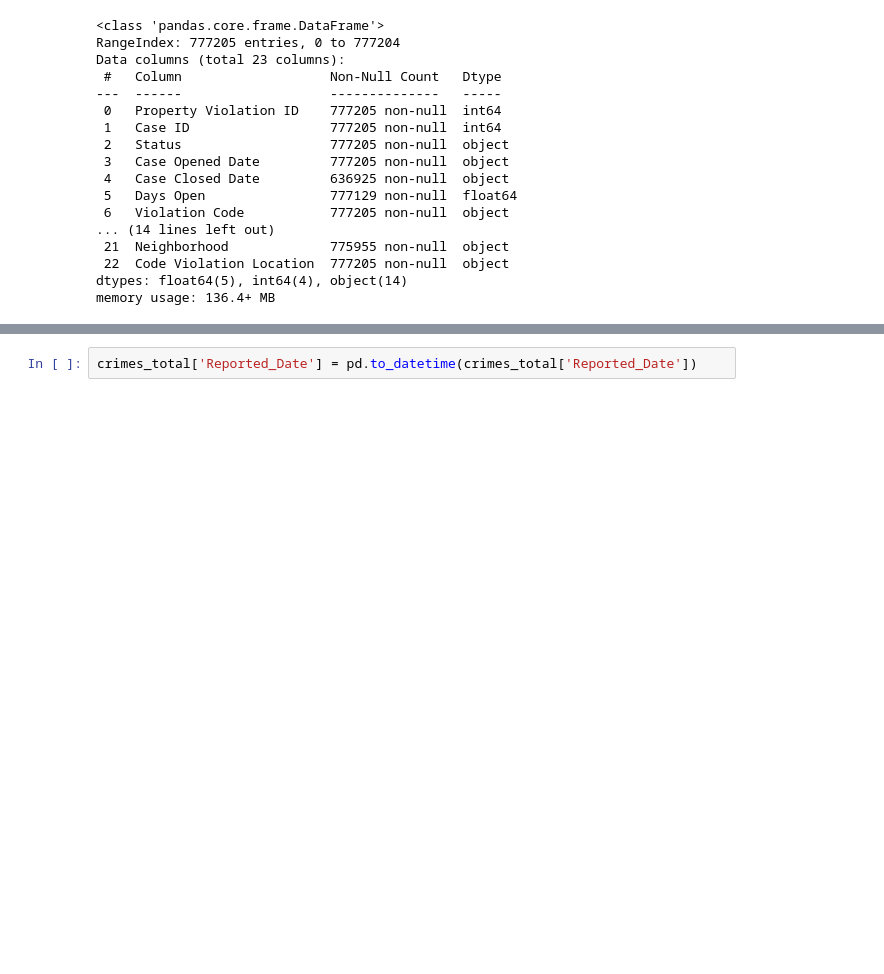
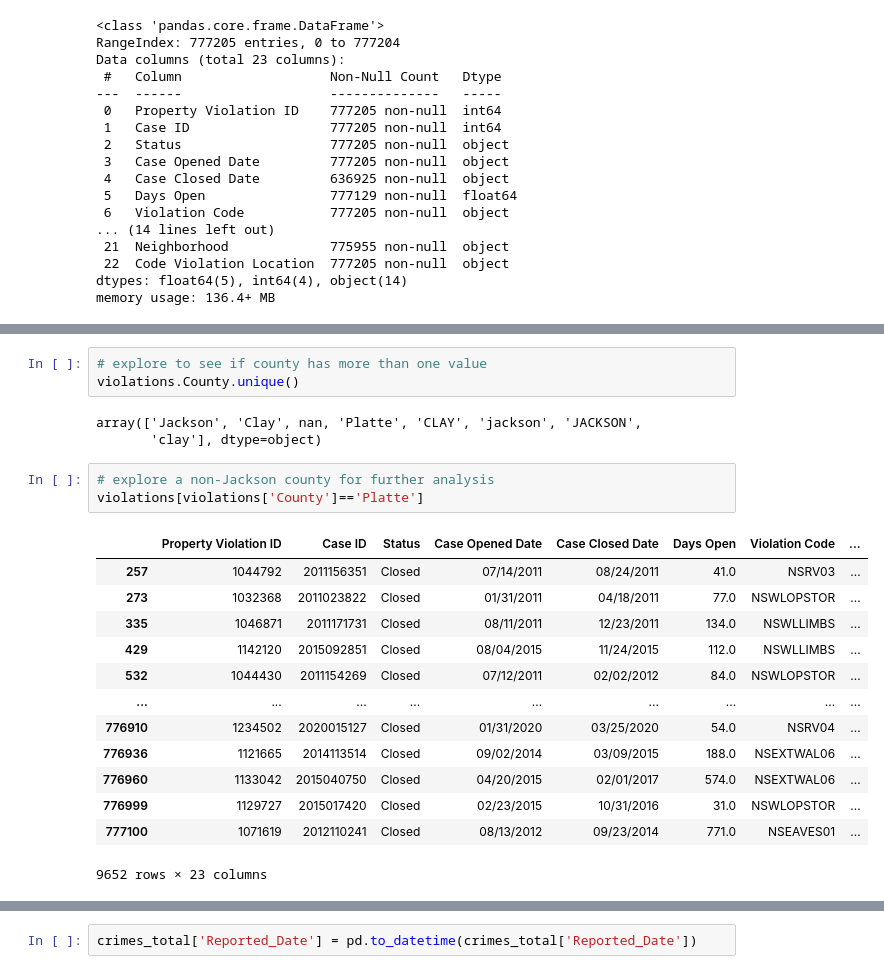
Before and after one commit to sjhaluck/KCMO-Property-and-Crime, a Jupyter notebook: KC_property_crime.ipynb, the cells around one changed output, grey strips where cells are left out. Cells and saved outputs as stored; diff of their text form; blank space fills up the shorter version.

```diff
--- a/KC_property_crime.ipynb
+++ b/KC_property_crime.ipynb
@@ -257,3 +272,26 @@ memory usage: 136.4+ MB
+# %%
+# explore to see if county has more than one value
+violations.County.unique()
+# %% [output]
+array(['Jackson', 'Clay', nan, 'Platte', 'CLAY', 'jackson', 'JACKSON',
+       'clay'], dtype=object)
+# %%
+# explore a non-Jackson county for further analysis
+violations[violations['County']=='Platte']
+# %% [output]
+|  | Property Violation ID | Case ID | Status | Case Opened Date | Case Closed Date | Days Open | Violation Code | ... |
+| 257 | 1044792 | 2011156351 | Closed | 07/14/2011 | 08/24/2011 | 41.0 | NSRV03 | ... |
+| 273 | 1032368 | 2011023822 | Closed | 01/31/2011 | 04/18/2011 | 77.0 | NSWLOPSTOR | ... |
+| 335 | 1046871 | 2011171731 | Closed | 08/11/2011 | 12/23/2011 | 134.0 | NSWLLIMBS | ... |
+| 429 | 1142120 | 2015092851 | Closed | 08/04/2015 | 11/24/2015 | 112.0 | NSWLLIMBS | ... |
+| 532 | 1044430 | 2011154269 | Closed | 07/12/2011 | 02/02/2012 | 84.0 | NSWLOPSTOR | ... |
+| ... | ... | ... | ... | ... | ... | ... | ... | ... |
+| 776910 | 1234502 | 2020015127 | Closed | 01/31/2020 | 03/25/2020 | 54.0 | NSRV04 | ... |
+| 776936 | 1121665 | 2014113514 | Closed | 09/02/2014 | 03/09/2015 | 188.0 | NSEXTWAL06 | ... |
+| 776960 | 1133042 | 2015040750 | Closed | 04/20/2015 | 02/01/2017 | 574.0 | NSEXTWAL06 | ... |
+| 776999 | 1129727 | 2015017420 | Closed | 02/23/2015 | 10/31/2016 | 31.0 | NSWLOPSTOR | ... |
+| 777100 | 1071619 | 2012110241 | Closed | 08/13/2012 | 09/23/2014 | 771.0 | NSEAVES01 | ... |
+9652 rows × 23 columns
 # %% [markdown]
 ### Quality Issues
 #### Crimes
```
Also changed, not shown: parts of 31 cells of this notebook.
